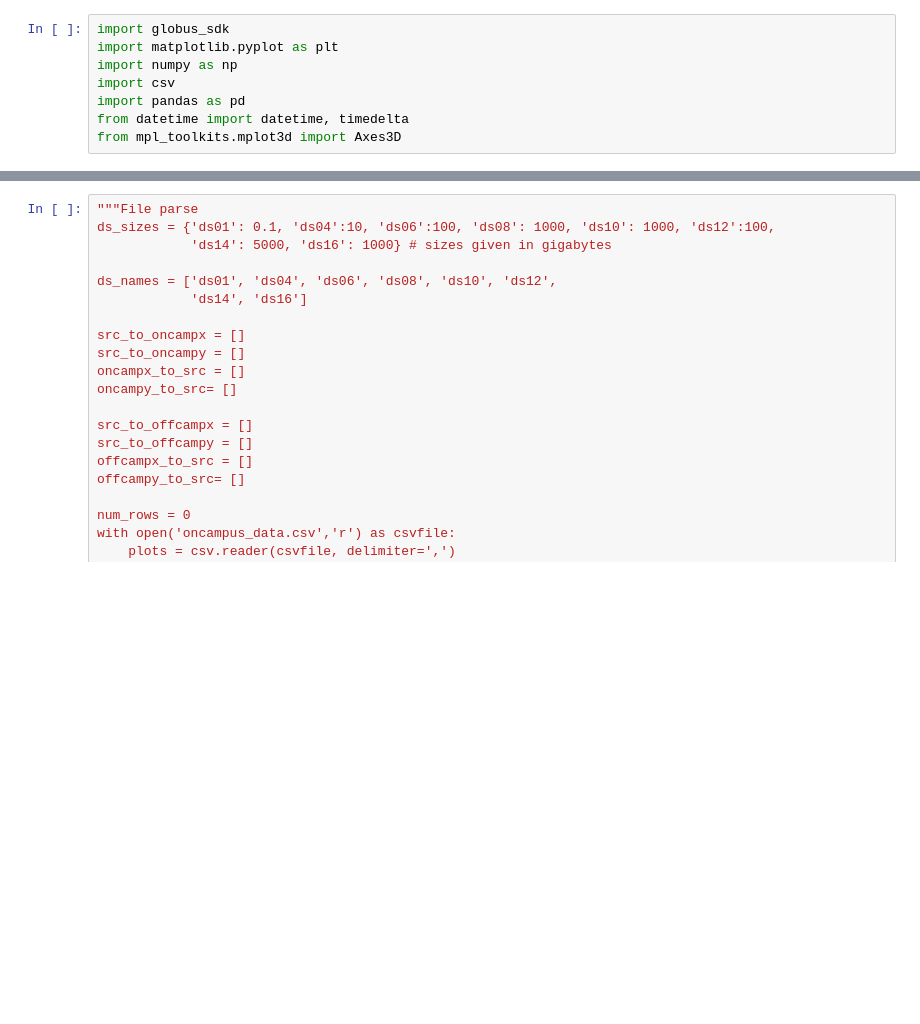
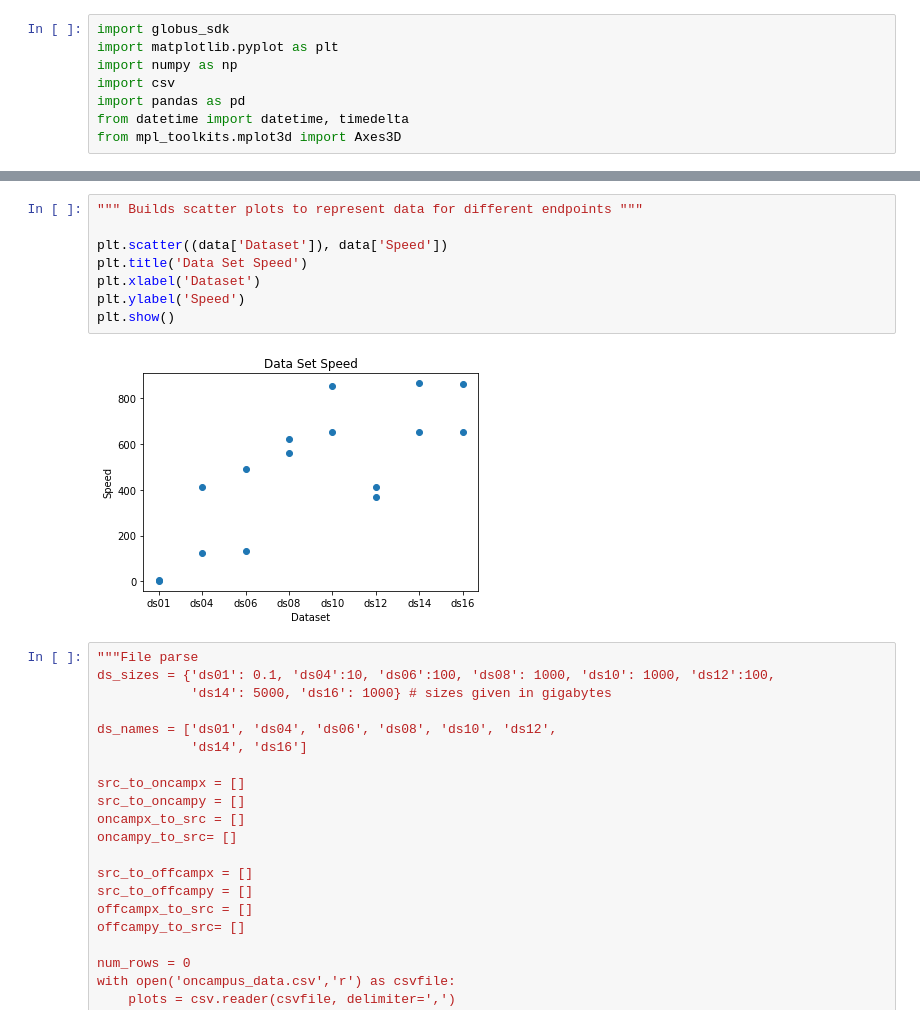
Before and after one commit to mmoo97/DTN_tests, a Jupyter notebook: DTN_notebook.ipynb, the cells around one changed output, grey strips where cells are left out. Drawn from its saved outputs; the diff is of its cells as text; blank space fills up the shorter version.

```diff
--- a/DTN_notebook.ipynb
+++ b/DTN_notebook.ipynb
@@ -49,3 +61,13 @@ plt.show()
+# %%
+""" Builds scatter plots to represent data for different endpoints """
+
+plt.scatter((data['Dataset']), data['Speed'])
+plt.title('Data Set Speed')
+plt.xlabel('Dataset')
+plt.ylabel('Speed')
+plt.show()
+# %% [output]
+[figure, added]
 # %%
 """File parse
 ds_sizes = {'ds01': 0.1, 'ds04':10, 'ds06':100, 'ds08': 1000, 'ds10': 1000, 'ds12':100,
```
Also changed, not shown: parts of 5 cells of this notebook.
